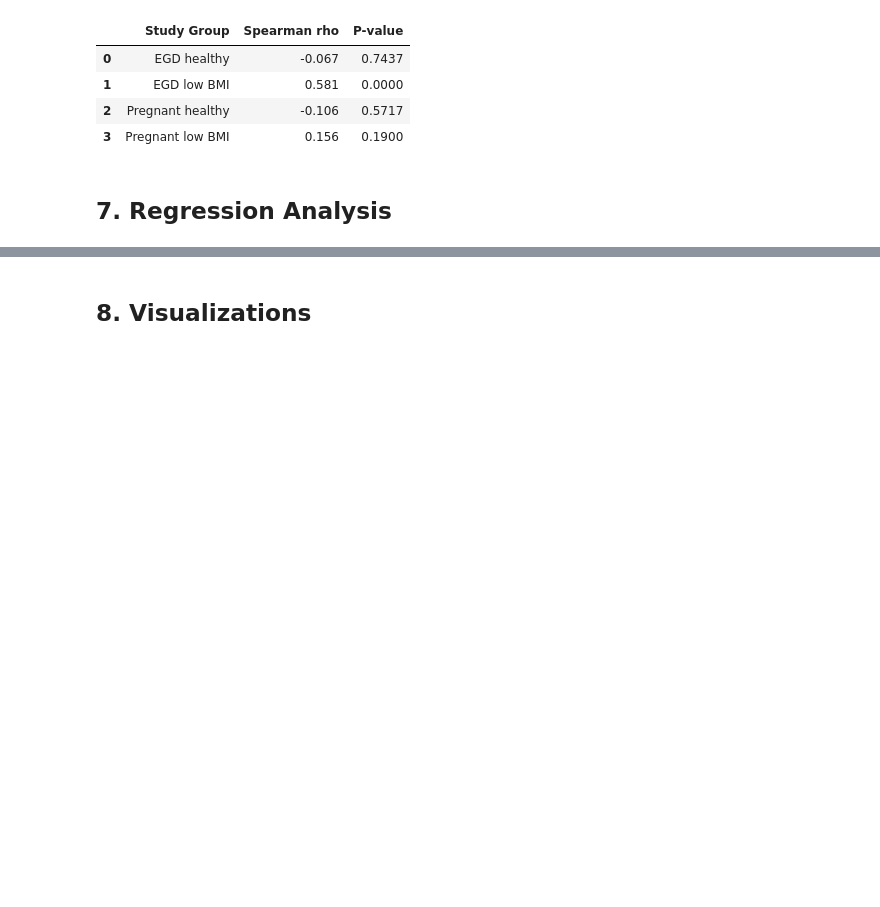
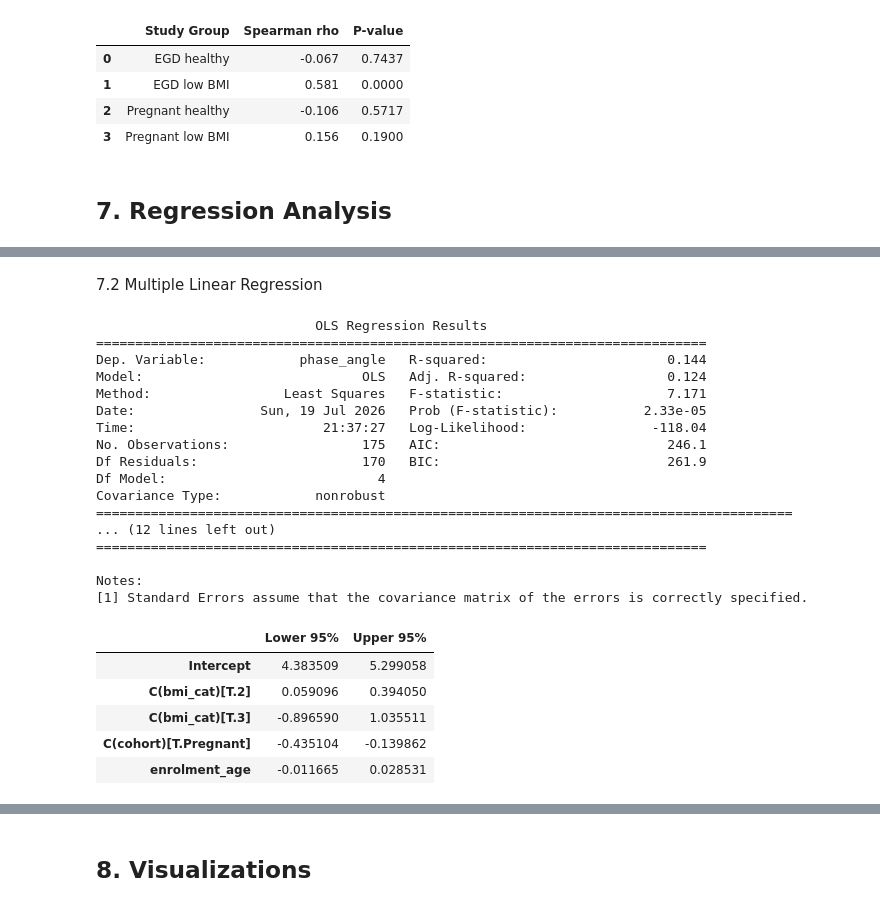
Before and after one commit to SabrinaMannan/bia-phase-angle-analysis, a Jupyter notebook: notebooks/BIA_phase_angle.ipynb, the cells around one changed output, grey strips where cells are left out. Saved outputs shown, nothing was run; the diff lists cells and outputs as text; code cells hidden in the pictures; blank space fills up the shorter version.

```diff
--- a/notebooks/BIA_phase_angle.ipynb
+++ b/notebooks/BIA_phase_angle.ipynb
@@ -983,0 +1056,56 @@ correlation_df.to_excel(
+# %% [markdown]
+7.2 Multiple Linear Regression
+# %%
+#Fit Adjusted Model
+multiple_model = smf.ols(
+    "phase_angle ~ C(bmi_cat) + C(cohort) + enrolment_age",
+    data=phase_angle
+).fit()
+
+#Model Summary
+print(multiple_model.summary())
+
+
+#Coefficient Table
+
+coefficients = (
+    multiple_model.summary2()
+    .tables[1]
+)
+
+coefficients
+
+
+#Confidence Intervals
+confidence_intervals = multiple_model.conf_int()
+
+confidence_intervals.columns = [
+    "Lower 95%",
+    "Upper 95%"
+]
+
+confidence_intervals
+# %% [output]
+                            OLS Regression Results
+==============================================================================
+Dep. Variable:            phase_angle   R-squared:                       0.144
+Model:                            OLS   Adj. R-squared:                  0.124
+Method:                 Least Squares   F-statistic:                     7.171
+Date:                Sun, 19 Jul 2026   Prob (F-statistic):           2.33e-05
+Time:                        21:37:27   Log-Likelihood:                -118.04
+No. Observations:                 175   AIC:                             246.1
+Df Residuals:                     170   BIC:                             261.9
+Df Model:                           4
+Covariance Type:            nonrobust
+=========================================================================================
+... (12 lines left out)
+==============================================================================
+
+Notes:
+[1] Standard Errors assume that the covariance matrix of the errors is correctly specified.
+|  | Lower 95% | Upper 95% |
+| Intercept | 4.383509 | 5.299058 |
+| C(bmi_cat)[T.2] | 0.059096 | 0.394050 |
+| C(bmi_cat)[T.3] | -0.896590 | 1.035511 |
+| C(cohort)[T.Pregnant] | -0.435104 | -0.139862 |
+| enrolment_age | -0.011665 | 0.028531 |
```
Also changed, not shown: parts of 26 cells of this notebook.
